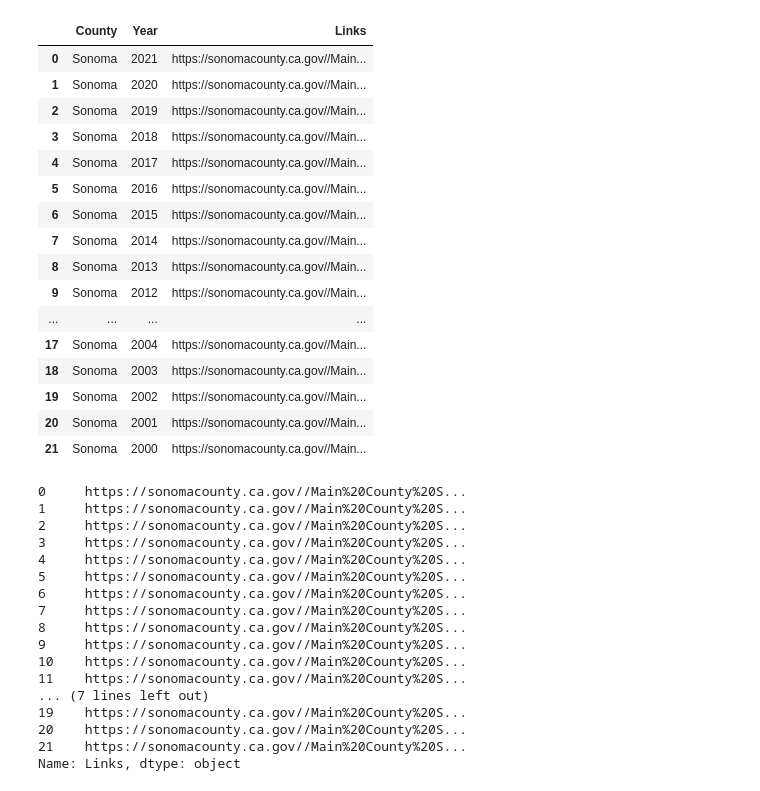
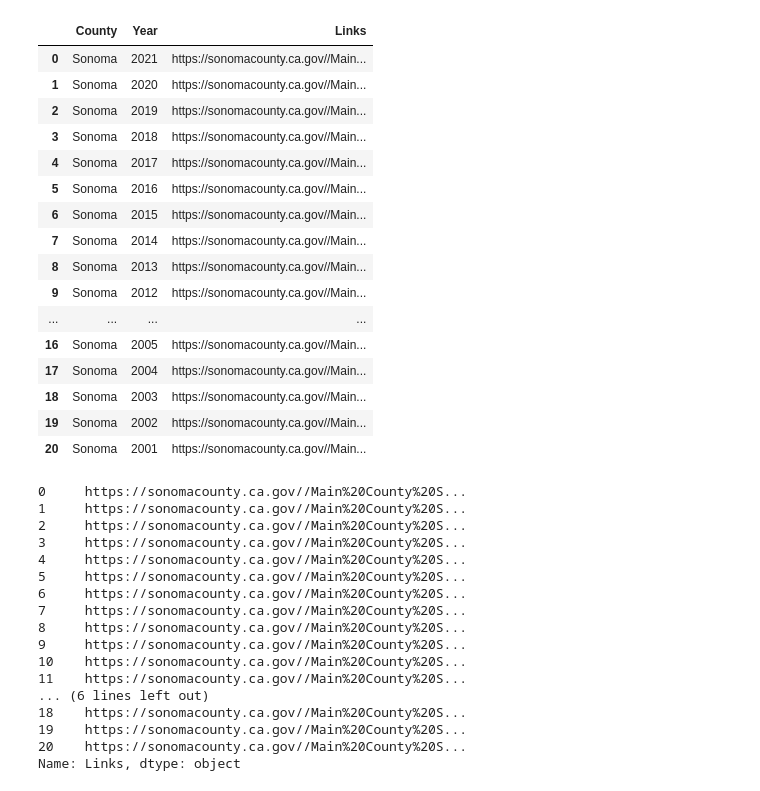
Before and after one commit to oscar6688/Farm-Smoke-Project, a Jupyter notebook: 2001-2021_sonoma.ipynb, the cells around one changed output. Cells and saved outputs as stored; diff of their text form; code cells hidden in the pictures.

```diff
--- a/2001-2021_sonoma.ipynb
+++ b/2001-2021_sonoma.ipynb
@@ -19,26 +19,26 @@ pd.options.mode.chained_assignment = None  # default='warn'
 # If encounter SSL certify error - go to your Python 3.x.x folder and install Certification
 # %%
 csv = pd.read_csv('farm_smoke.csv')
-sonoma_data = csv.query('County == "Sonoma" and Year >= 2000').copy().reset_index(drop=True)
+sonoma_data = csv.query('County == "Sonoma" and Year >= 2001').copy().reset_index(drop=True)
 sonoma_data
 # %% [output]
 |  | County | Year | Links |
 | 0 | Sonoma | 2021 | https://sonomacounty.ca.gov//Main... |
 | 1 | Sonoma | 2020 | https://sonomacounty.ca.gov//Main... |
 | 2 | Sonoma | 2019 | https://sonomacounty.ca.gov//Main... |
 | 3 | Sonoma | 2018 | https://sonomacounty.ca.gov//Main... |
 | 4 | Sonoma | 2017 | https://sonomacounty.ca.gov//Main... |
 | 5 | Sonoma | 2016 | https://sonomacounty.ca.gov//Main... |
 | 6 | Sonoma | 2015 | https://sonomacounty.ca.gov//Main... |
 | 7 | Sonoma | 2014 | https://sonomacounty.ca.gov//Main... |
 | 8 | Sonoma | 2013 | https://sonomacounty.ca.gov//Main... |
 | 9 | Sonoma | 2012 | https://sonomacounty.ca.gov//Main... |
 | ... | ... | ... | ... |
+| 16 | Sonoma | 2005 | https://sonomacounty.ca.gov//Main... |
 | 17 | Sonoma | 2004 | https://sonomacounty.ca.gov//Main... |
 | 18 | Sonoma | 2003 | https://sonomacounty.ca.gov//Main... |
 | 19 | Sonoma | 2002 | https://sonomacounty.ca.gov//Main... |
 | 20 | Sonoma | 2001 | https://sonomacounty.ca.gov//Main... |
-| 21 | Sonoma | 2000 | https://sonomacounty.ca.gov//Main... |
 # %%
 urls = sonoma_data['Links']
 urls
@@ -55,10 +55,10 @@ urls
 9     https://sonomacounty.ca.gov//Main%20County%20S...
 10    https://sonomacounty.ca.gov//Main%20County%20S...
 11    https://sonomacounty.ca.gov//Main%20County%20S...
-... (7 lines left out)
+... (6 lines left out)
+18    https://sonomacounty.ca.gov//Main%20County%20S...
 19    https://sonomacounty.ca.gov//Main%20County%20S...
 20    https://sonomacounty.ca.gov//Main%20County%20S...
-21    https://sonomacounty.ca.gov//Main%20County%20S...
 Name: Links, dtype: object
 # %%
 # Note 1: 2021 - 2017 can work together
```
Also changed, not shown: parts of 29 cells of this notebook.
